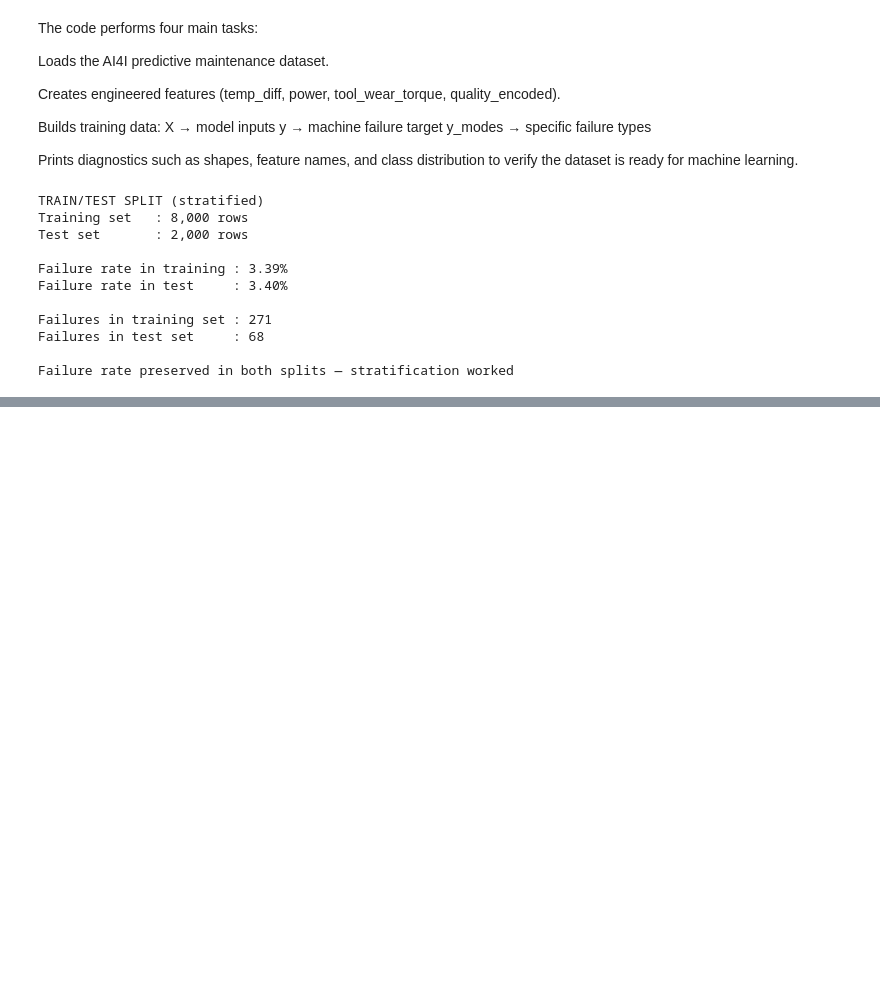
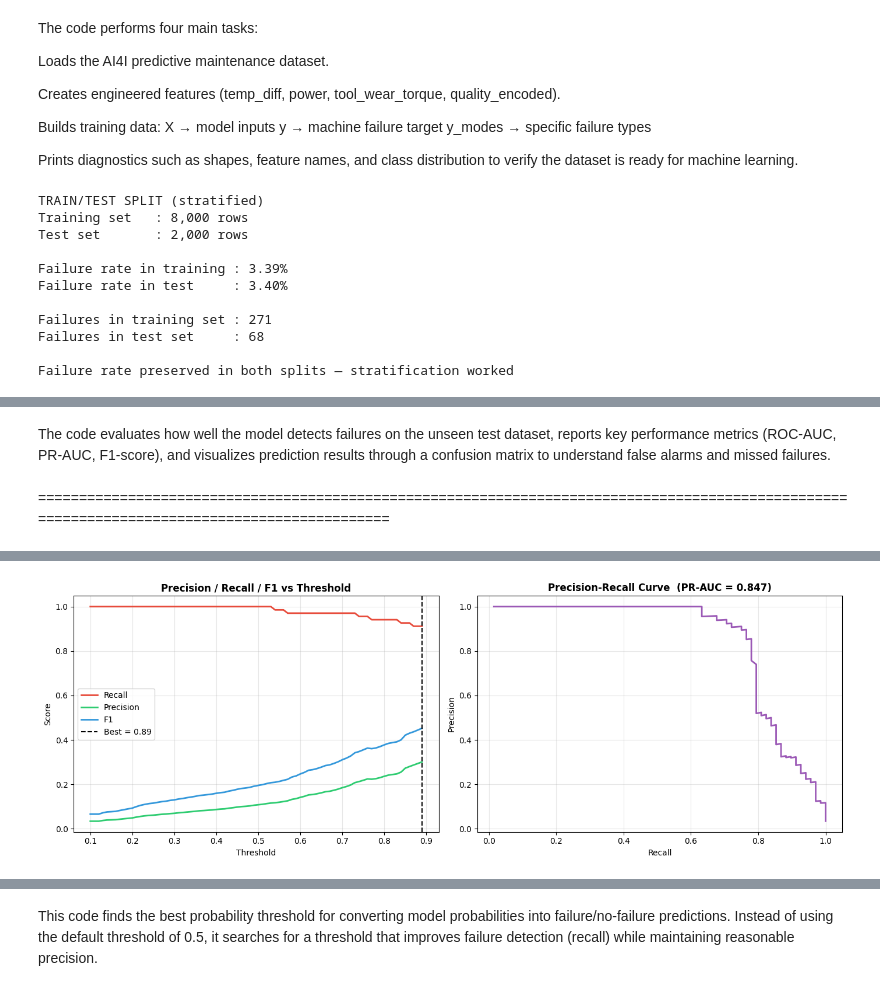
Before and after one commit to vedantbhakare25-dotcom/FleetMind-Predictive-Maintenance-Assistant, a Jupyter notebook: backend/ml/notebooks/02_ai4i_training.ipynb, the cells around one changed output, grey strips where cells are left out. Drawn from its saved outputs; the diff is of its cells as text; code cells hidden in the pictures; blank space fills up the shorter version.

```diff
--- a/backend/ml/notebooks/02_ai4i_training.ipynb
+++ b/backend/ml/notebooks/02_ai4i_training.ipynb
@@ -246,0 +425,77 @@ After SMOTE:
+# %% [markdown]
+The code evaluates how well the model detects failures on the unseen test dataset, reports key performance metrics (ROC-AUC, PR-AUC, F1-score), and visualizes prediction results through a confusion matrix to understand false alarms and missed failures.
+# %% [markdown]
+==============================================================================================================================================
+# %%
+#Threshold Tuning
+# Goal: maximize recall (catch more real failures)
+# while keeping precision > 0.4 (avoid too many false alarms)
+print("THRESHOLD TUNING")
+print("=" * 50)
+print("Goal: recall > 0.85 while precision > 0.40")
+print()
+
+precisions, recalls, thresholds = precision_recall_curve(y_test, y_pred_proba)#Generate Precision-Recall Data
+
+# Find best threshold
+results = []
+for thresh in np.arange(0.1, 0.9, 0.01):
+    y_pred_t = (y_pred_proba >= thresh).astype(int)
+    if y_pred_t.sum() == 0:
+        continue
+    p = f1_score(y_test, y_pred_t, zero_division=0)
+    r = (y_pred_t[y_test == 1]).mean()
+    prec = (y_test[y_pred_t == 1]).mean() if y_pred_t.sum() > 0 else 0
+    results.append({'threshold': thresh, 'f1': p, 'recall': r, 'precision': prec})
+
+results_df = pd.DataFrame(results)
+
+# Best threshold: highest F1 where recall > 0.80
+valid = results_df[results_df['recall'] >= 0.80]
+if len(valid) > 0:
+    best = valid.loc[valid['f1'].idxmax()]
+else:
+    best = results_df.loc[results_df['f1'].idxmax()]
+
+BEST_THRESHOLD = round(float(best['threshold']), 2)
+
+print(f"Best threshold : {BEST_THRESHOLD}")
+print(f"  Recall       : {best['recall']:.4f}")
+print(f"  Precision    : {best['precision']:.4f}")
+print(f"  F1           : {best['f1']:.4f}")
+
+# Visualize threshold curve
+fig, axes = plt.subplots(1, 2, figsize=(14, 5))
+
+axes[0].plot(results_df['threshold'], results_df['recall'],
+             label='Recall', color='#e74c3c', linewidth=2)
+axes[0].plot(results_df['threshold'], results_df['precision'],
+             label='Precision', color='#2ecc71', linewidth=2)
+axes[0].plot(results_df['threshold'], results_df['f1'],
+             label='F1', color='#3498db', linewidth=2)
+axes[0].axvline(x=BEST_THRESHOLD, color='black', linestyle='--',
+                linewidth=1.5, label=f'Best = {BEST_THRESHOLD}')
+axes[0].set_xlabel('Threshold')
+axes[0].set_ylabel('Score')
+axes[0].set_title('Precision / Recall / F1 vs Threshold', fontweight='bold')
+axes[0].legend()
+axes[0].grid(True, alpha=0.3)
+
+# PR Curve
+axes[1].plot(recalls[:-1], precisions[:-1], color='#9b59b6', linewidth=2)
+axes[1].set_xlabel('Recall')
+axes[1].set_ylabel('Precision')
+axes[1].set_title(f'Precision-Recall Curve  (PR-AUC = {pr_auc:.3f})', fontweight='bold')
+axes[1].grid(True, alpha=0.3)
+
+plt.tight_layout()
+plt.savefig('../data/processed/08_threshold_tuning.png', dpi=100, bbox_inches='tight')
+plt.show()
+
+# Evaluate at best threshold
+y_pred_best = (y_pred_proba >= BEST_THRESHOLD).astype(int)
+print(f"\nEVALUATION AT BEST THRESHOLD ({BEST_THRESHOLD})")
+print("=" * 50)
+print(classification_report(y_test, y_pred_best,
+                             target_names=['No Failure', 'Failure']))
+# %% [output]
@@ -246,0 +510 @@ After SMOTE:
+[figure, added]
@@ -246,0 +521,2 @@ After SMOTE:
+# %% [markdown]
+This code finds the best probability threshold for converting model probabilities into failure/no-failure predictions. Instead of using the default threshold of 0.5, it searches for a threshold that improves failure detection (recall) while maintaining reasonable precision.
```
Also changed, not shown: parts of 19 cells of this notebook, 4 other files.
